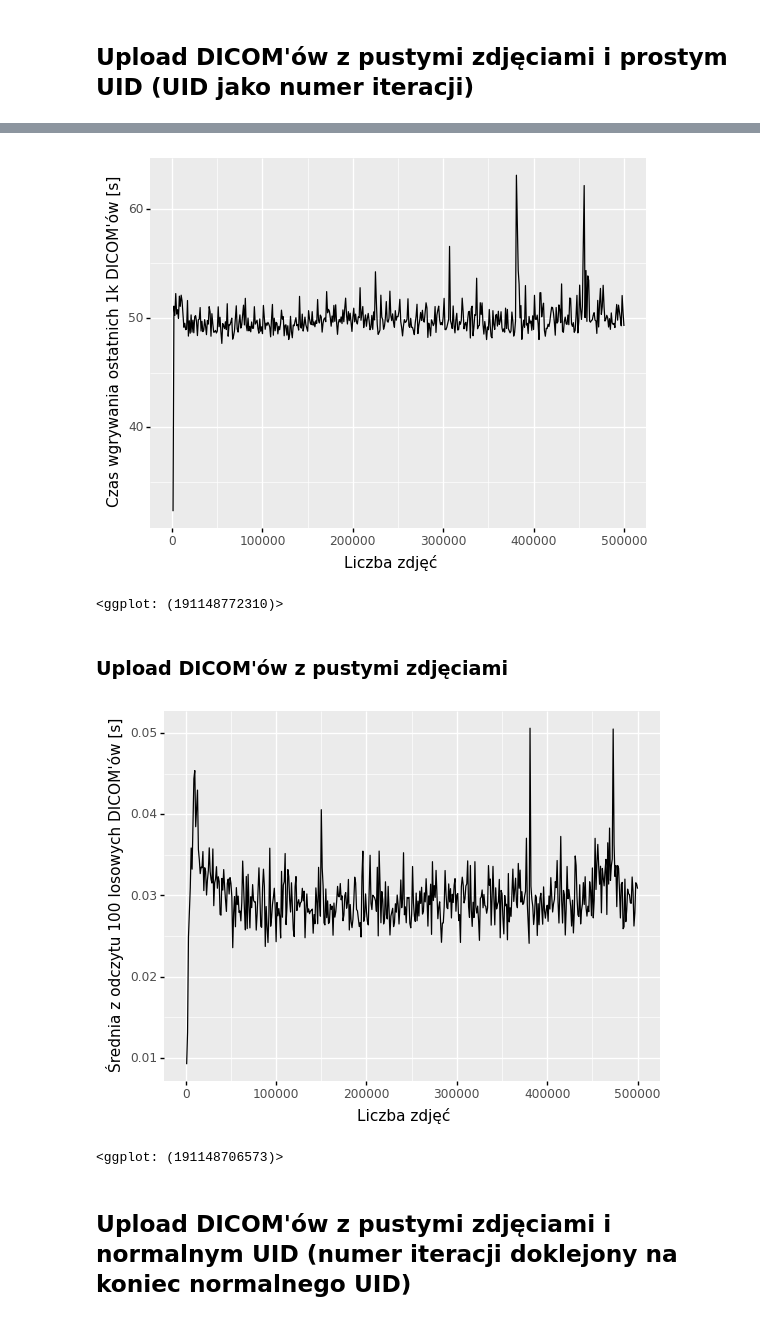
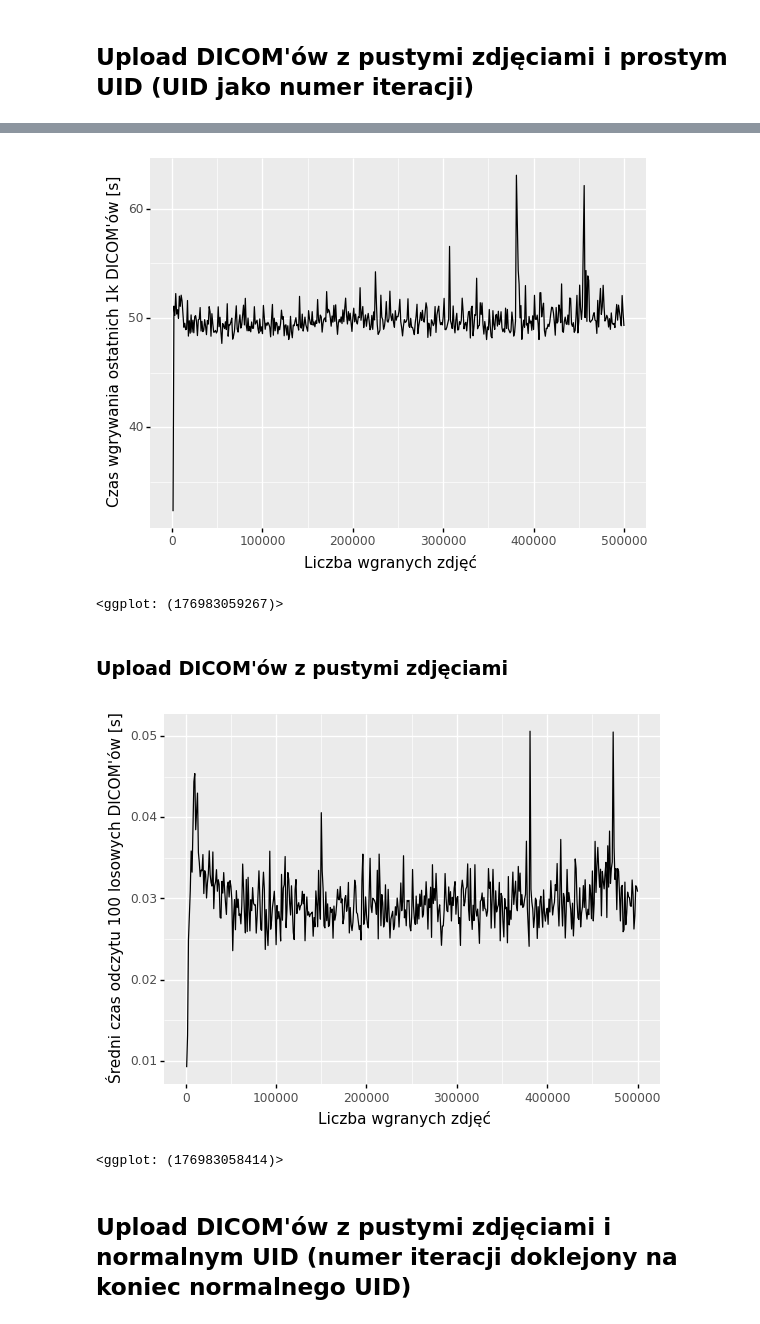
Before and after one commit to aleksanderLisiecki/PyDicom, a Jupyter notebook: data_visualising.ipynb, the cells around one changed output, grey strips where cells are left out. Cells and saved outputs as stored; diff of their text form; code cells hidden in the pictures.

```diff
--- a/data_visualising.ipynb
+++ b/data_visualising.ipynb
@@ -4,9 +4,9 @@
 from plotnine import ggplot, aes, geom_line, xlab, ylab
 import pandas as pd
 # %%
-df = pd.read_csv('log/01-bez_zdjec-proste_UID-uploading_dicom_to_pacs_logs-20220510-000030.csv',
+df1 = pd.read_csv('log/01-bez_zdjec-proste_UID-uploading_dicom_to_pacs_logs-20220510-000030.csv',
                  usecols = ['number_of_images','last_1k_dicoms_uploadtime','pacs_read_time'])
-df.head()
+df1.head()
 # %% [output]
 |  | number_of_images | last_1k_dicoms_uploadtime | pacs_read_time |
 | 0 | 0 | 32.310558 | 0.009214 |
@@ -28,0 +19,3 @@ df.head()
+# %%
+df1.number_of_images = df1.number_of_images + 1000
+df1.describe()
@@ -29,34 +32,34 @@ df.head()
 # %%
 (
-    ggplot(df, aes(x="number_of_images"))
+    ggplot(df1, aes(x="number_of_images"))
     + geom_line(aes(y="last_1k_dicoms_uploadtime"))
-    + xlab('Liczba zdjęć')
+    + xlab('Liczba wgranych zdjęć')
     + ylab('Czas wgrywania ostatnich 1k DICOM\'ów [s]')
 )
 
 
 #
 # %% [output]
-[figure, old version]
+[figure, new version]
-<ggplot: (191148772310)>
+<ggplot: (176983059267)>
 # %% [markdown]
 ### Upload DICOM'ów z pustymi zdjęciami
 # %%
 (
-    ggplot(df, aes(x="number_of_images"))
+    ggplot(df1, aes(x="number_of_images"))
     + geom_line(aes(y="pacs_read_time"))
-    + xlab('Liczba zdjęć')
-    + ylab('Średnia z odczytu 100 losowych DICOM\'ów [s]')
+    + xlab('Liczba wgranych zdjęć')
+    + ylab('Średni czas odczytu 100 losowych DICOM\'ów [s]')
 )
 
 
 # Sprawdzić czas odczytu po restarcie
 # sprawdzić czu baza danych nie ma opcji czyszczenia data cache
 
 #schemat bazy dołączyć do pracy
 # %% [output]
-[figure, old version]
+[figure, new version]
-<ggplot: (191148706573)>
+<ggplot: (176983058414)>
 # %% [markdown]
 ## Upload DICOM'ów z pustymi zdjęciami i normalnym UID (numer iteracji doklejony na koniec normalnego UID)
 # %%
```
Also changed, not shown: parts of 7 cells of this notebook, 1 other file.
